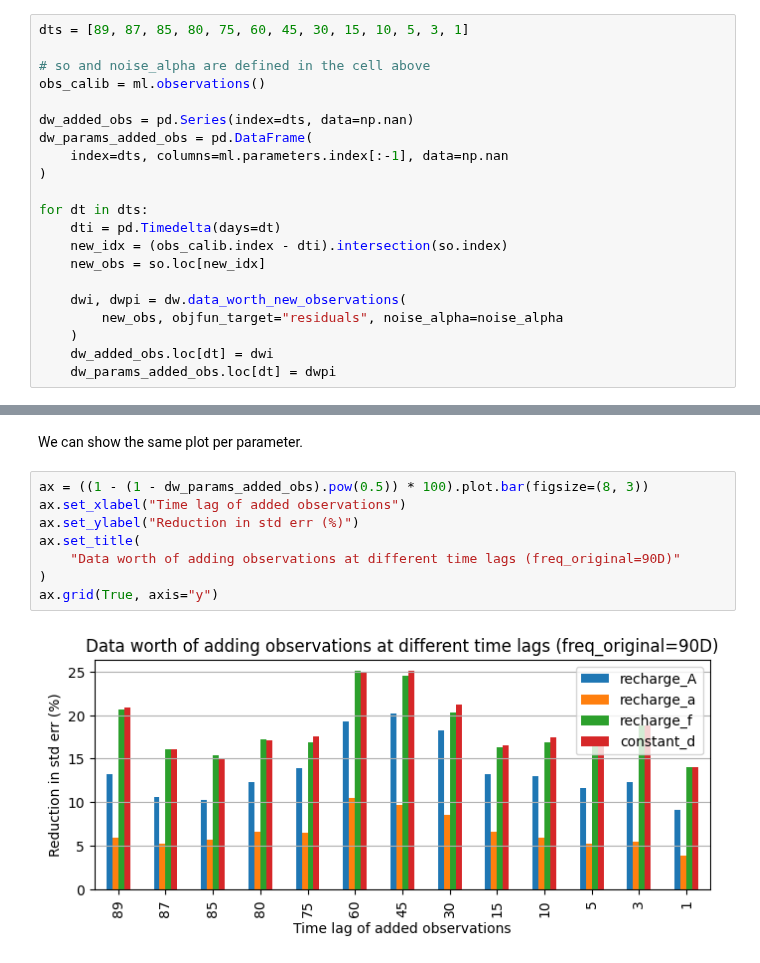
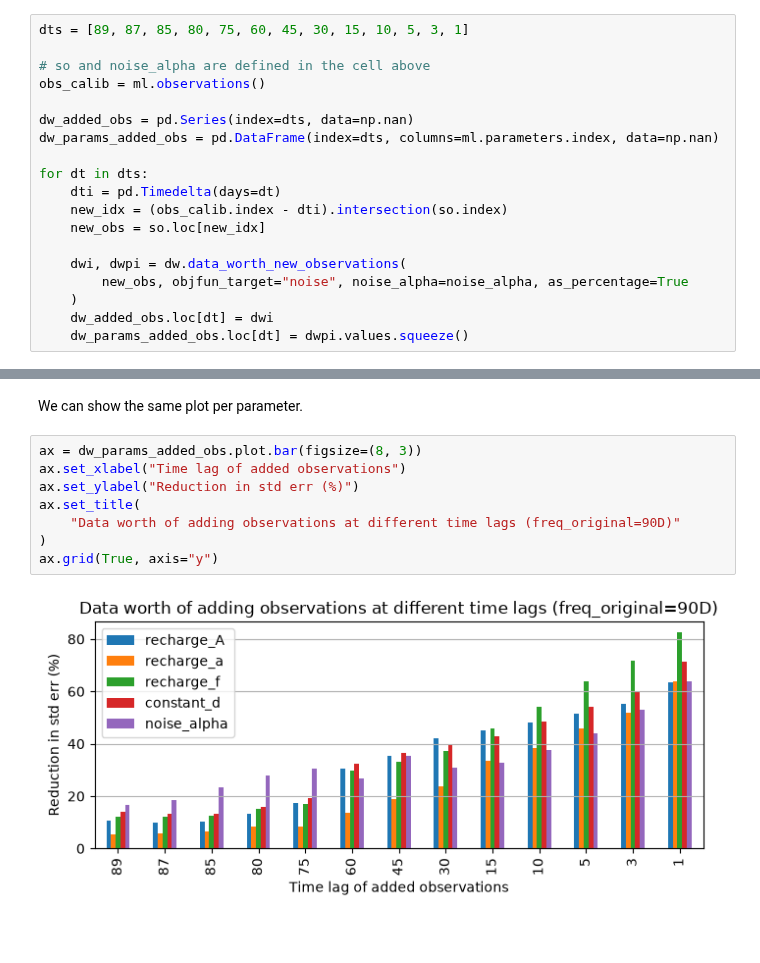
Before and after one commit to pastas/pastas-plugins, a Jupyter notebook: docs/examples/dataworth.ipynb, the cells around one changed output, grey strips where cells are left out. Cells and saved outputs as stored; diff of their text form; blank space fills up the shorter version.

```diff
--- a/docs/examples/dataworth.ipynb
+++ b/docs/examples/dataworth.ipynb
@@ -623,9 +567,7 @@ dts = [89, 87, 85, 80, 75, 60, 45, 30, 15, 10, 5, 3, 1]
 obs_calib = ml.observations()
 
 dw_added_obs = pd.Series(index=dts, data=np.nan)
-dw_params_added_obs = pd.DataFrame(
-    index=dts, columns=ml.parameters.index[:-1], data=np.nan
-)
+dw_params_added_obs = pd.DataFrame(index=dts, columns=ml.parameters.index, data=np.nan)
 
 for dt in dts:
     dti = pd.Timedelta(days=dt)
@@ -633,10 +575,10 @@ for dt in dts:
     new_obs = so.loc[new_idx]
 
     dwi, dwpi = dw.data_worth_new_observations(
-        new_obs, objfun_target="residuals", noise_alpha=noise_alpha
+        new_obs, objfun_target="noise", noise_alpha=noise_alpha, as_percentage=True
     )
     dw_added_obs.loc[dt] = dwi
-    dw_params_added_obs.loc[dt] = dwpi
+    dw_params_added_obs.loc[dt] = dwpi.values.squeeze()
 # %% [markdown]
 Plot the results. As we can see, adding observations towards the midpoint between the
 existing observations yields slightly more reduction of the uncertainty as compared to
@@ -657,12 +599,12 @@ ax.grid(True, axis="y")
 # %% [markdown]
 We can show the same plot per parameter.
 # %%
-ax = ((1 - (1 - dw_params_added_obs).pow(0.5)) * 100).plot.bar(figsize=(8, 3))
+ax = dw_params_added_obs.plot.bar(figsize=(8, 3))
 ax.set_xlabel("Time lag of added observations")
 ax.set_ylabel("Reduction in std err (%)")
 ax.set_title(
     "Data worth of adding observations at different time lags (freq_original=90D)"
 )
 ax.grid(True, axis="y")
 # %% [output]
-[figure, old version]
+[figure, new version]
```
Also changed, not shown: parts of 19 cells of this notebook, 1 other file.
